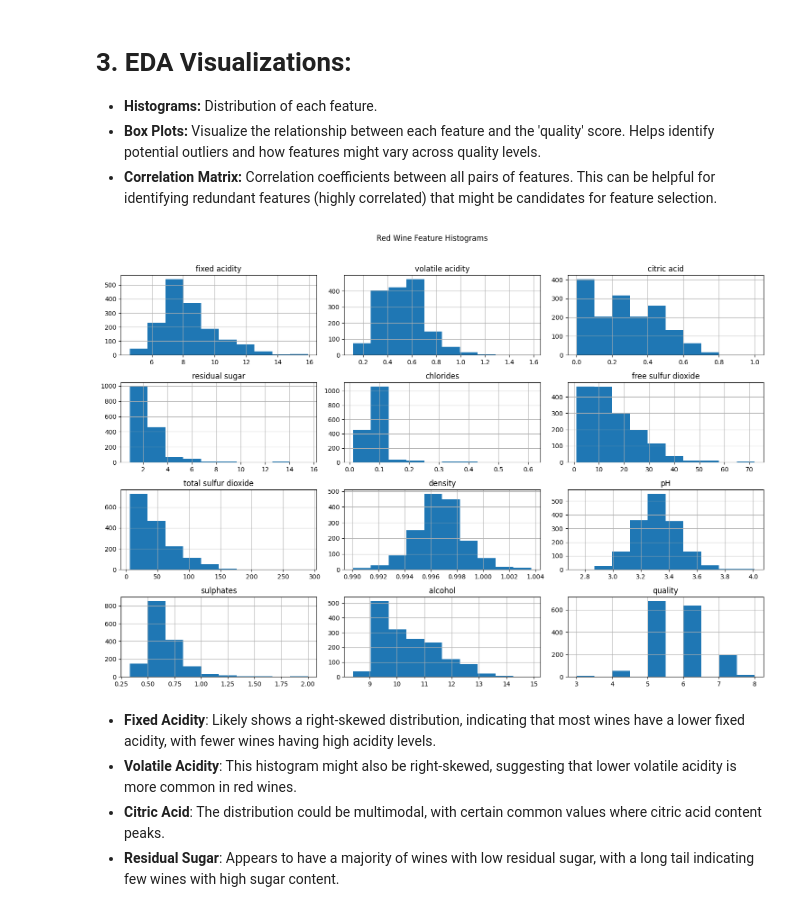
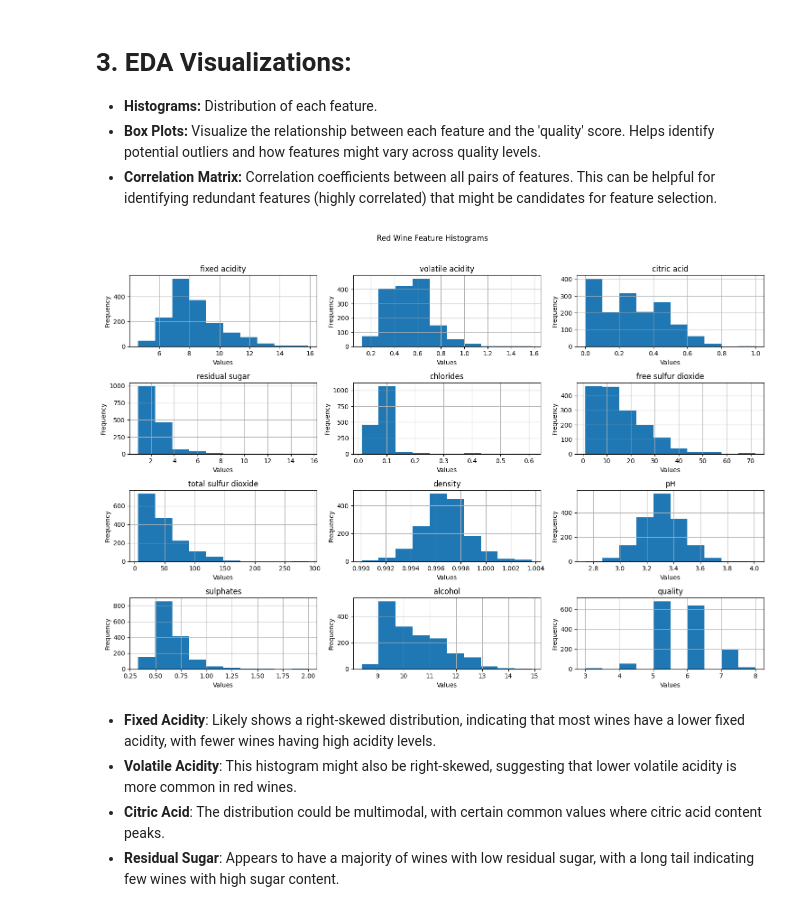
Before and after one commit to pboric/Project-6, a Jupyter notebook: RedWineQuality.ipynb, the cells around one changed output. Drawn from its saved outputs; the diff is of its cells as text; code cells hidden in the pictures.

```diff
--- a/RedWineQuality.ipynb
+++ b/RedWineQuality.ipynb
@@ -121,15 +121,21 @@ Descriptive Statistics of Red Wine Dataset:
    - **Box Plots:** Visualize the relationship between each feature and the 'quality' score. Helps identify potential outliers and how features might vary across quality levels.
    - **Correlation Matrix:** Correlation coefficients between all pairs of features. This can be helpful for identifying redundant features (highly correlated) that might be candidates for feature selection.
 # %%
+columns_to_plot = df_red.columns[:-1]
+
 df_red.hist(bins=10, figsize=(15, 10))
-plt.suptitle(
-    "Red Wine Feature Histograms", x=0.5, y=1.02, ha="center",
-    fontsize="large"
-)
+
+plt.suptitle("Red Wine Feature Histograms", x=0.5, y=1.02, ha="center", fontsize="large")
+
+for ax in plt.gcf().get_axes():
+    ax.set_xlabel("Values")
+    ax.set_ylabel("Frequency")
+
 plt.tight_layout()
+
 plt.show()
 # %% [output]
-[figure, old version]
+[figure, new version]
 # %% [markdown]
 - **Fixed Acidity**: Likely shows a right-skewed distribution, indicating that most wines have a lower fixed acidity, with fewer wines having high acidity levels.
 - **Volatile Acidity**: This histogram might also be right-skewed, suggesting that lower volatile acidity is more common in red wines.
```
Also changed, not shown: parts of 7 cells of this notebook.
